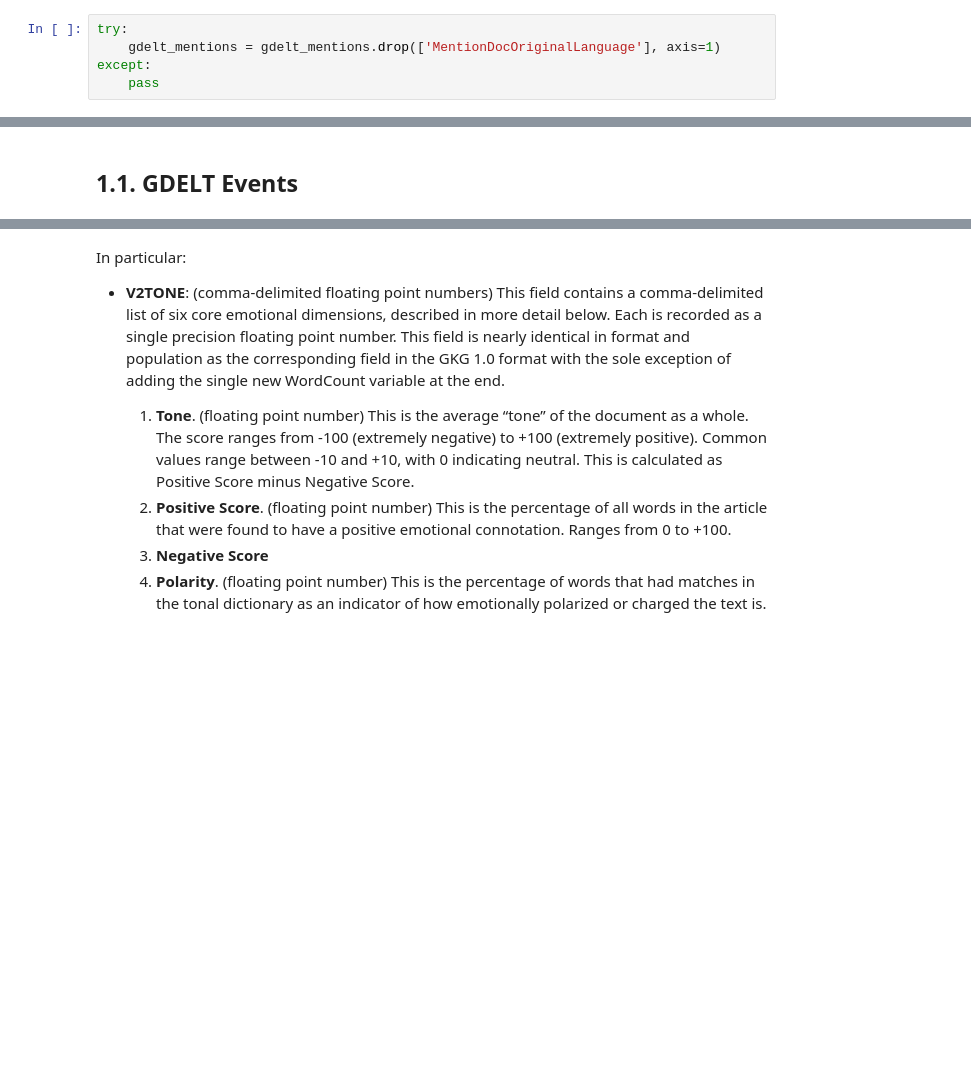
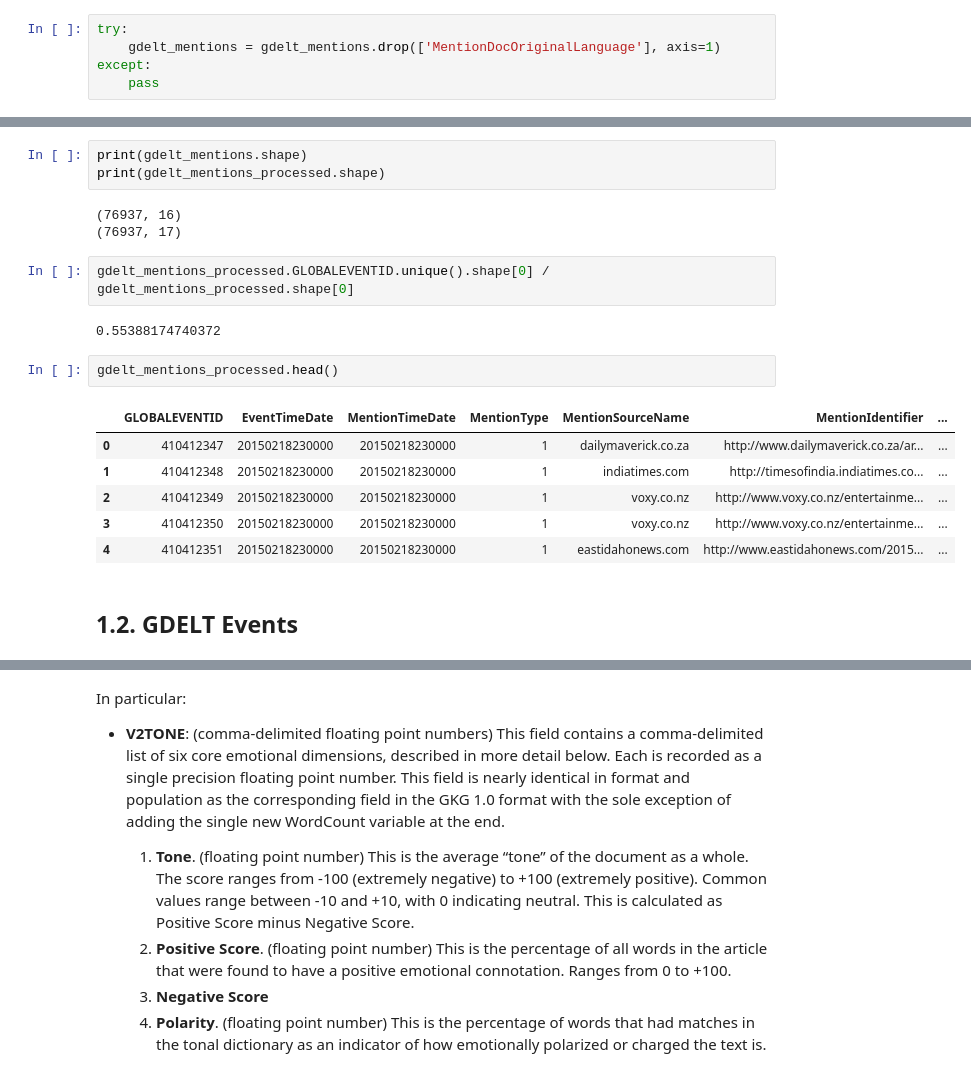
Before and after one commit to duanzy47/ProjetNoSQL, a Jupyter notebook: Exploratory_Data_Analysis/GDELT_MongoDB_Pandas.ipynb, the cells around one changed output, grey strips where cells are left out. Saved outputs shown, nothing was run; the diff lists cells and outputs as text; blank space fills up the shorter version.

```diff
--- a/Exploratory_Data_Analysis/GDELT_MongoDB_Pandas.ipynb
+++ b/Exploratory_Data_Analysis/GDELT_MongoDB_Pandas.ipynb
@@ -44,2 +89,21 @@ except:
+# %%
+print(gdelt_mentions.shape)
+print(gdelt_mentions_processed.shape)
+# %% [output]
+(76937, 16)
+(76937, 17)
+# %%
+gdelt_mentions_processed.GLOBALEVENTID.unique().shape[0] / gdelt_mentions_processed.shape[0]
+# %% [output]
+0.55388174740372
+# %%
+gdelt_mentions_processed.head()
+# %% [output]
+|  | GLOBALEVENTID | EventTimeDate | MentionTimeDate | MentionType | MentionSourceName | MentionIdentifier | ... |
+| 0 | 410412347 | 20150218230000 | 20150218230000 | 1 | dailymaverick.co.za | http://www.dailymaverick.co.za/ar... | ... |
+| 1 | 410412348 | 20150218230000 | 20150218230000 | 1 | indiatimes.com | http://timesofindia.indiatimes.co... | ... |
+| 2 | 410412349 | 20150218230000 | 20150218230000 | 1 | voxy.co.nz | http://www.voxy.co.nz/entertainme... | ... |
+| 3 | 410412350 | 20150218230000 | 20150218230000 | 1 | voxy.co.nz | http://www.voxy.co.nz/entertainme... | ... |
+| 4 | 410412351 | 20150218230000 | 20150218230000 | 1 | eastidahonews.com | http://www.eastidahonews.com/2015... | ... |
 # %% [markdown]
-## 1.1. GDELT Events
+## 1.2. GDELT Events
```
Also changed, not shown: parts of 75 cells of this notebook.
